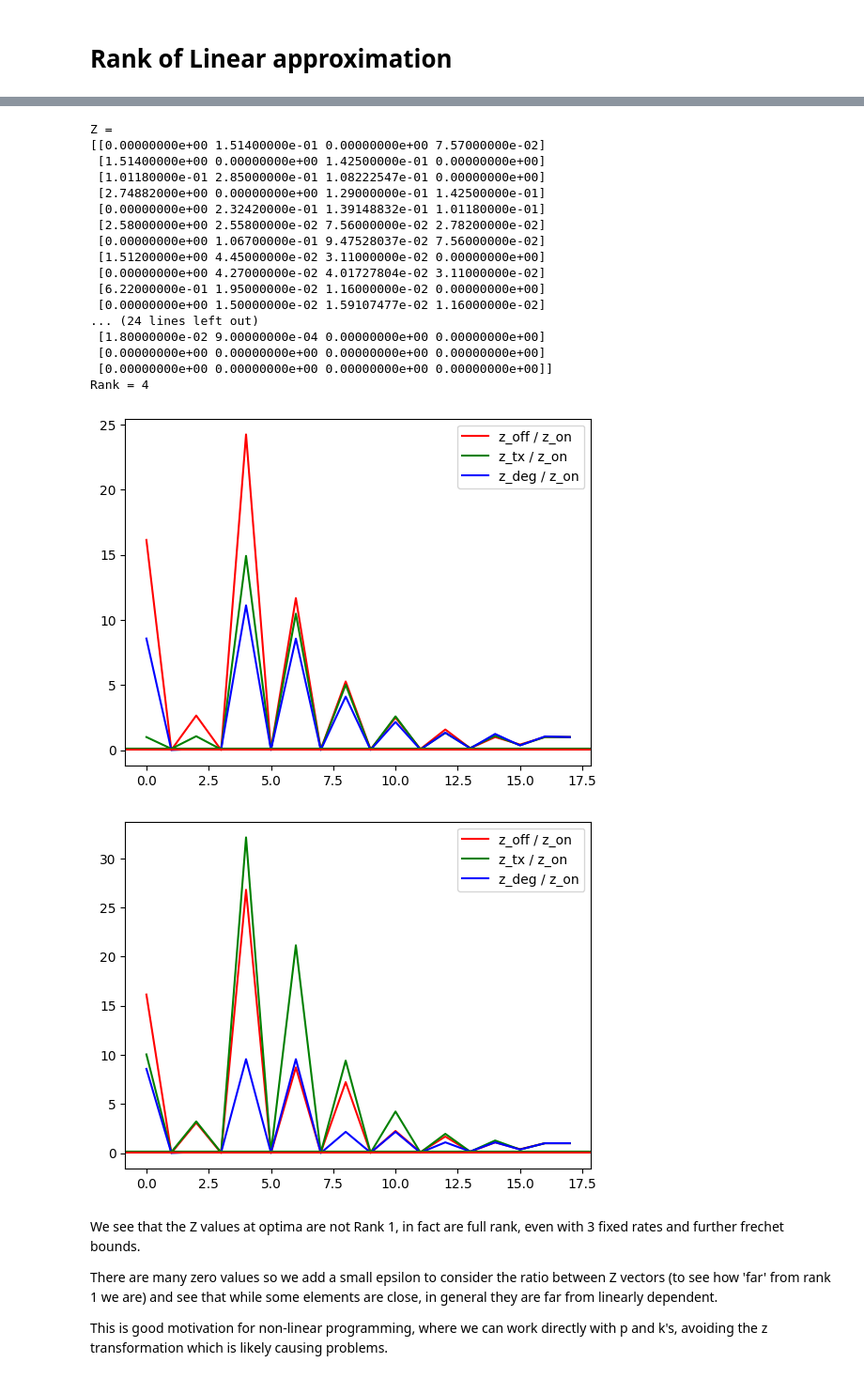
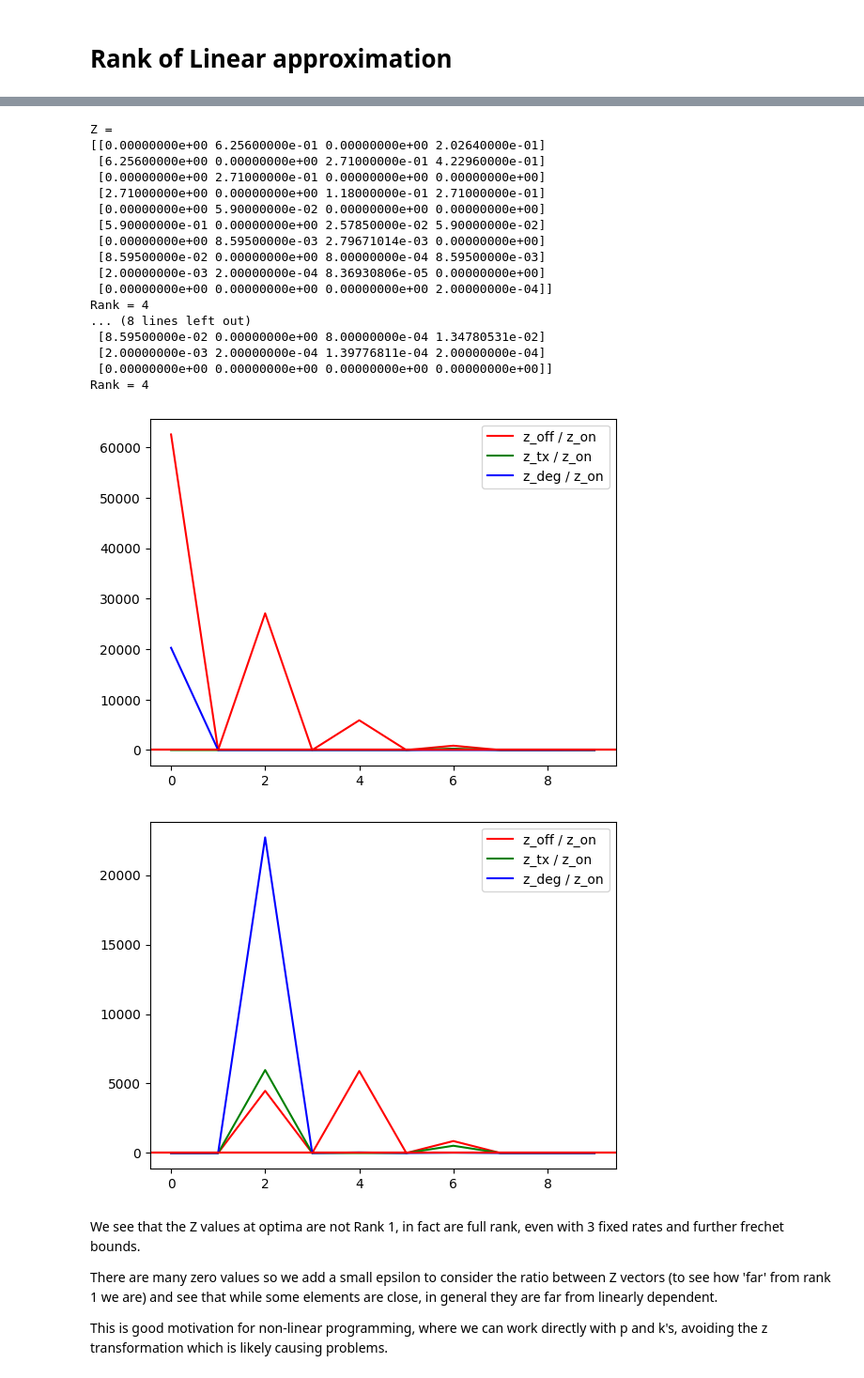
Before and after one commit to willjgh/M4R, a Jupyter notebook: gene_expression.ipynb, the cells around one changed output, grey strips where cells are left out. Shown at 94% size. Drawn from its saved outputs; the diff is of its cells as text; code cells hidden in the pictures.

```diff
--- a/gene_expression.ipynb
+++ b/gene_expression.ipynb
@@ -1449,8 +1481,17 @@ def gene_expression_LP_optim(params, N, intervals, frechet_bounds=True, frechet_
     		np.diag([1 if not x % 2 else 0 for x in range(0,N+1)],1))[:-2, :]
     Q_tx = (np.diag([-1 if x % 2 else 0 for x in range(0,N+2)],0) +
     		np.diag([1 if x % 2 else 0 for x in range(0,N)],-2))[:-2, :]
-    Q_deg = (np.diag([-1 if x > 1 else 0 for x in range(0,N+2)],0) +
-    		np.diag([1 for x in range(0,N)],2))[:-2, :]
+    diag = []
+    off_diag = []
+    m = 0
+    for x in range(0, N + 2):
+        diag.append(-m)
+        if x > 1:
+            off_diag.append(m)
+        # every 2 entries, increase m by 1
+        if x % 2:
+            m += 1
+    Q_deg = (np.diag(diag,0) + np.diag(off_diag,2))[:-2, :]
 
     # bounds from CI, on marginal
     pl = [intr[0] for intr in intervals]
@@ -1675,8 +1715,19 @@ def gene_expression_LP_optim_rank(params, N, intervals, frechet_bounds=True, fre
     		np.diag([1 if not x % 2 else 0 for x in range(0,N+1)],1))[:-2, :]
     Q_tx = (np.diag([-1 if x % 2 else 0 for x in range(0,N+2)],0) +
     		np.diag([1 if x % 2 else 0 for x in range(0,N)],-2))[:-2, :]
-    Q_deg = (np.diag([-1 if x > 1 else 0 for x in range(0,N+2)],0) +
-    		np.diag([1 for x in range(0,N)],2))[:-2, :]
+    diag = []
+    off_diag = []
+    m = 0
+    for x in range(0, N + 2):
+        diag.append(-m)
+        if x > 1:
+            off_diag.append(m)
+        # every 2 entries, increase m by 1
+        if x % 2:
+            m += 1
+
+    # correct implementation
+    Q_deg = (np.diag(diag,0) + np.diag(off_diag,2))[:-2, :]
 
     # bounds from CI, on marginal
     pl = [intr[0] for intr in intervals]
@@ -1874,6 +1925,6 @@ True value of m marginal p(6) is: 0.012029802954365574 , CI (0.004, 0.016) is Tr
 True value of m marginal p(7) is: 0.0034370865583901638 , CI (0.0, 0.007) is True
 # %%
 # sample and bootstrap
-k_on, k_off, k_deg, k_tx = 10, 1, 0.5, 1
+k_on, k_off, k_tx, k_deg = 10, 1, 0.5, 1
 intervals_rank = bootstrap_marginal_optim(initial_state=(0, 1), params=[k_on, k_off, k_tx, k_deg], n=5000, N=5000, tmax=100, plot=False, printing=True)
 # %% [output]
@@ -1892,5 +1938,5 @@ Computation time: 1.0788679122924805
 # %%
-solutions, z_values = gene_expression_LP_optim_rank(params=[k_on, k_off, "v", k_deg], N=16, frechet_bounds=True, frechet_bounds_further=True, intervals=intervals_rank)
+solutions, z_values = gene_expression_LP_optim_rank(params=[k_on, k_off, "v", k_deg], N=8, frechet_bounds=True, frechet_bounds_further=True, intervals=intervals_rank)
 # %% [output]
 k_on = 10
 
@@ -1902,6 +1948,6 @@ k_deg = 0.5
 # %%
 # only have optimization over k_tx, and only lower bound is bounded, so just compare z's in this optima
-eps = 1e-2
+eps = 1e-5
 
 z_on_lb = z_values["k_tx"]["z_on_lb"].reshape(-1, 1)
 z_off_lb = z_values["k_tx"]["z_off_lb"].reshape(-1, 1)
@@ -1914,49 +1960,49 @@ print(f"Z = \n{Z_lb}")
 print(f"Rank = {np.linalg.matrix_rank(Z_lb)}")
 
 z_on_ub = z_values["k_tx"]["z_on_ub"].reshape(-1, 1)
 z_off_ub = z_values["k_tx"]["z_off_ub"].reshape(-1, 1)
 z_tx_ub = z_values["k_tx"]["z_tx_ub"].reshape(-1, 1)
 z_deg_ub = z_values["k_tx"]["z_deg_ub"].reshape(-1, 1)
 
 # Z matrix
 Z_ub = np.concatenate([z_on_ub, z_off_ub, z_tx_ub, z_deg_ub], axis=1)
 print(f"Z = \n{Z_ub}")
 print(f"Rank = {np.linalg.matrix_rank(Z_ub)}")
 
 def plotter(z_list):
     '''Plot elementwise ratios'''
     x = range(z_list[0].shape[0])
     plt.plot(x, z_list[1] / z_list[0], label="z_off / z_on", color="red")
     plt.plot(x, z_list[2] / z_list[0], label="z_tx / z_on", color="green")
     plt.plot(x, z_list[3] / z_list[0], label="z_deg / z_on", color="blue")
     plt.axhline(k_off / k_on, color="red")
     plt.axhline(k_tx / k_on, color="green")
     plt.axhline(k_deg / k_on, color="red")
     plt.legend()
     plt.show()
 
 plotter([z_on_lb + eps, z_off_lb + eps, z_tx_lb + eps, z_deg_lb + eps])
 plotter([z_on_ub + eps, z_off_ub + eps, z_tx_ub + eps, z_deg_ub + eps])
 # %% [output]
 Z =
-[[0.00000000e+00 1.51400000e-01 0.00000000e+00 7.57000000e-02]
- [1.51400000e+00 0.00000000e+00 1.42500000e-01 0.00000000e+00]
- [1.01180000e-01 2.85000000e-01 1.08222547e-01 0.00000000e+00]
- [2.74882000e+00 0.00000000e+00 1.29000000e-01 1.42500000e-01]
- [0.00000000e+00 2.32420000e-01 1.39148832e-01 1.01180000e-01]
- [2.58000000e+00 2.55800000e-02 7.56000000e-02 2.78200000e-02]
- [0.00000000e+00 1.06700000e-01 9.47528037e-02 7.56000000e-02]
- [1.51200000e+00 4.45000000e-02 3.11000000e-02 0.00000000e+00]
- [0.00000000e+00 4.27000000e-02 4.01727804e-02 3.11000000e-02]
- [6.22000000e-01 1.95000000e-02 1.16000000e-02 0.00000000e+00]
- [0.00000000e+00 1.50000000e-02 1.59107477e-02 1.16000000e-02]
-... (24 lines left out)
- [1.80000000e-02 9.00000000e-04 0.00000000e+00 0.00000000e+00]
- [0.00000000e+00 0.00000000e+00 0.00000000e+00 0.00000000e+00]
+[[0.00000000e+00 6.25600000e-01 0.00000000e+00 2.02640000e-01]
+ [6.25600000e+00 0.00000000e+00 2.71000000e-01 4.22960000e-01]
+ [0.00000000e+00 2.71000000e-01 0.00000000e+00 0.00000000e+00]
+ [2.71000000e+00 0.00000000e+00 1.18000000e-01 2.71000000e-01]
+ [0.00000000e+00 5.90000000e-02 0.00000000e+00 0.00000000e+00]
+ [5.90000000e-01 0.00000000e+00 2.57850000e-02 5.90000000e-02]
+ [0.00000000e+00 8.59500000e-03 2.79671014e-03 0.00000000e+00]
+ [8.59500000e-02 0.00000000e+00 8.00000000e-04 8.59500000e-03]
+ [2.00000000e-03 2.00000000e-04 8.36930806e-05 0.00000000e+00]
+ [0.00000000e+00 0.00000000e+00 0.00000000e+00 2.00000000e-04]]
+Rank = 4
+... (8 lines left out)
+ [8.59500000e-02 0.00000000e+00 8.00000000e-04 1.34780531e-02]
+ [2.00000000e-03 2.00000000e-04 1.39776811e-04 2.00000000e-04]
  [0.00000000e+00 0.00000000e+00 0.00000000e+00 0.00000000e+00]]
 Rank = 4
-[figure, old version]
+[figure, new version]
-[figure, old version]
+[figure, new version]
 # %% [markdown]
 We see that the Z values at optima are not Rank 1, in fact are full rank, even with 3 fixed rates and further frechet bounds.
 
```
Also changed, not shown: parts of 32 cells of this notebook.
